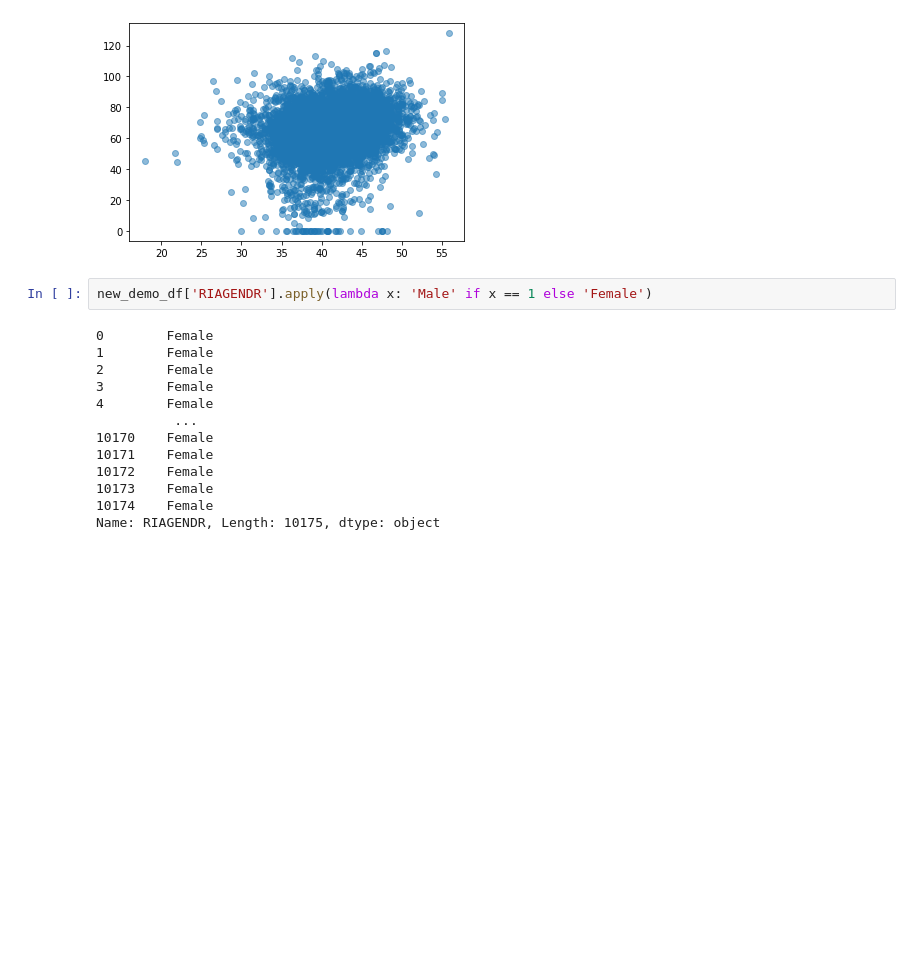
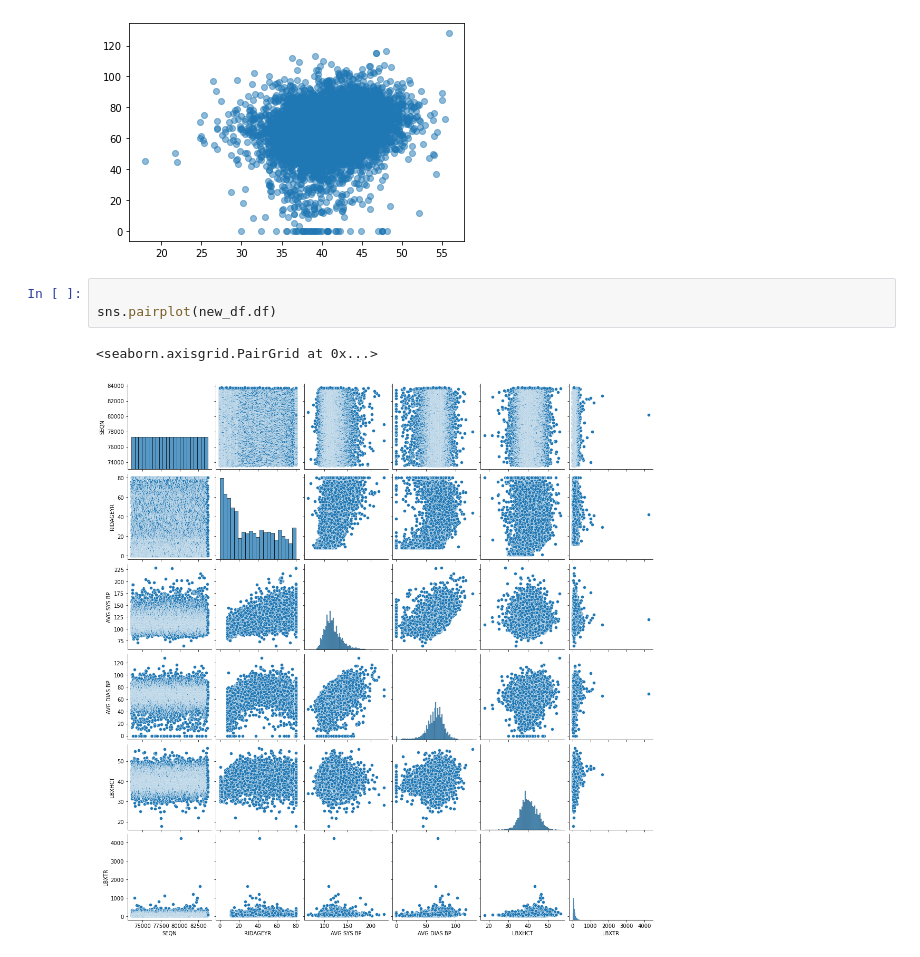
Before and after one commit to noodleybroodley/Final-Capstone, a Jupyter notebook: notebooks/test.ipynb, the cells around one changed output. Drawn from its saved outputs; the diff is of its cells as text; blank space fills up the shorter version.

```diff
--- a/notebooks/test.ipynb
+++ b/notebooks/test.ipynb
@@ -151,18 +123,9 @@ ax = plt.scatter(x=x,y=y,alpha=0.5)
 plt.show()
 # %% [output]
 [figure]
-# %%
-new_demo_df['RIAGENDR'].apply(lambda x: 'Male' if x == 1 else 'Female')
-# %% [output]
-0        Female
-1        Female
-2        Female
-3        Female
-4        Female
-          ...
-10170    Female
-10171    Female
-10172    Female
-10173    Female
-10174    Female
-Name: RIAGENDR, Length: 10175, dtype: object
+# %%
+
+sns.pairplot(new_df.df)
+# %% [output]
+<seaborn.axisgrid.PairGrid at 0x...>
+[figure, added]
```
Also changed, not shown: parts of 12 cells of this notebook, 1 other file.
